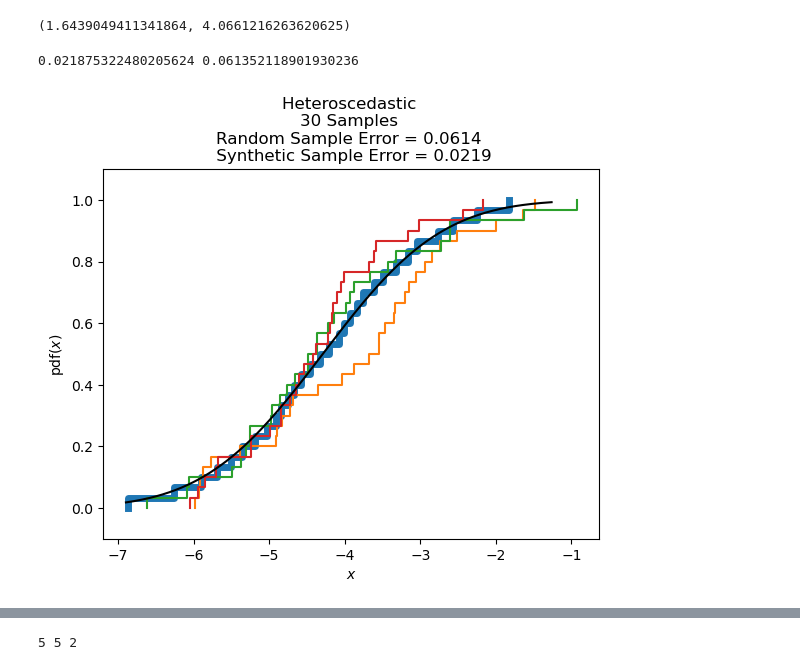
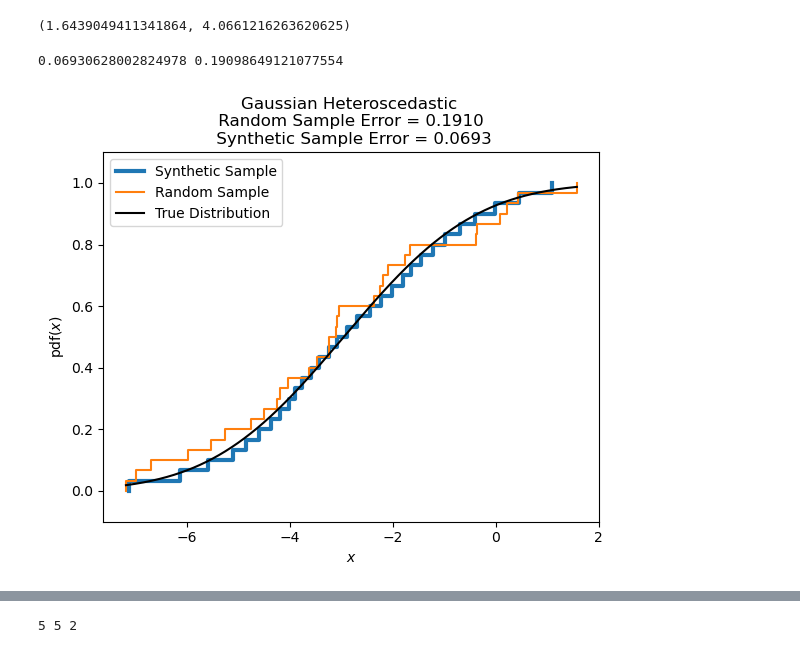
Before and after one commit to jacobf18/Dist-NN, a Jupyter notebook: nearest_neighbors.ipynb, the cells around one changed output, grey strips where cells are left out. Drawn from its saved outputs; the diff is of its cells as text; code cells hidden in the pictures.

Commit message:
added to mmd and updated figures in wasserstein

```diff
--- a/nearest_neighbors.ipynb
+++ b/nearest_neighbors.ipynb
@@ -408,28 +408,31 @@ est_dist = estimate_fast(data_table, mask, 0,0, d, eta)
 # %%
 x_min = min(np.min(data_table[0,0]), np.min(est_dist))
 x_max = max(np.max(data_table[0,0]), np.max(est_dist))
 x = np.linspace(x_min, x_max, num = 1000)
 y = scipy.stats.norm.cdf(x, mean_rows[0], std_cols[0])
 
 # plt.hist(data_table[0,0], density = True, alpha = 0.8)
 # plt.hist(est_dist, density = True, alpha = 0.8)
 # plt.ecdf(data_table[0,0])
-plt.ecdf(est_dist, linewidth=5)
-for _ in range(3):
-    plt.ecdf(np.random.normal(mean_rows[0], std_cols[0], n))
+plt.ecdf(est_dist, linewidth=3)
+# for _ in range(2):
+#     plt.ecdf(np.random.normal(mean_rows[0], std_cols[0], n))
+plt.ecdf(data_table[0,0])
 
 est_error = wasserstein2(empirical_quantile(est_dist), true_dists[0,0])
 true_error = wasserstein2(empirical_quantile(data_table[0,0]), true_dists[0,0])
 
-plt.plot(x,y, c='k')
-# plt.legend([" Random Sample", "Synthetic Sample", "True Distribution"])
-plt.title(f"Heteroscedastic \n{n} Samples \nRandom Sample Error = {true_error:.4f} \n Synthetic Sample Error = {est_error:.4f}")
+plt.plot(x,y, '-', c='k')
+# plt.legend(["Synthetic Sample"] + [f"Random Sample {i + 1}" for i in range(2)] + ["True Distribution"])
+plt.legend(["Synthetic Sample", "Random Sample", "True Distribution"])
+plt.title(f"Gaussian Heteroscedastic \n Random Sample Error = {true_error:.4f} \n Synthetic Sample Error = {est_error:.4f}")
+# plt.title(f"CDF of DNN Synthetic vs Random Sample\n{n} Samples")
 plt.xlabel("$x$")
 plt.ylabel("pdf($x$)")
 plt.ylim([-0.1,1.1])
-# plt.savefig(f"figures/denoising-diff-var-cdf-samples-{n}.pdf", bbox_inches="tight")
+plt.savefig(f"figures/denoising-norm-diff-var-cdf-samples-{n}-more-random.pdf", bbox_inches="tight")
 
 print(est_error, true_error)
 # %% [output]
-0.021875322480205624 0.061352118901930236
+0.06930628002824978 0.19098649121077554
-[figure, old version]
+[figure, new version]
```
Also changed, not shown: parts of 6 cells of this notebook, 1 other file.
